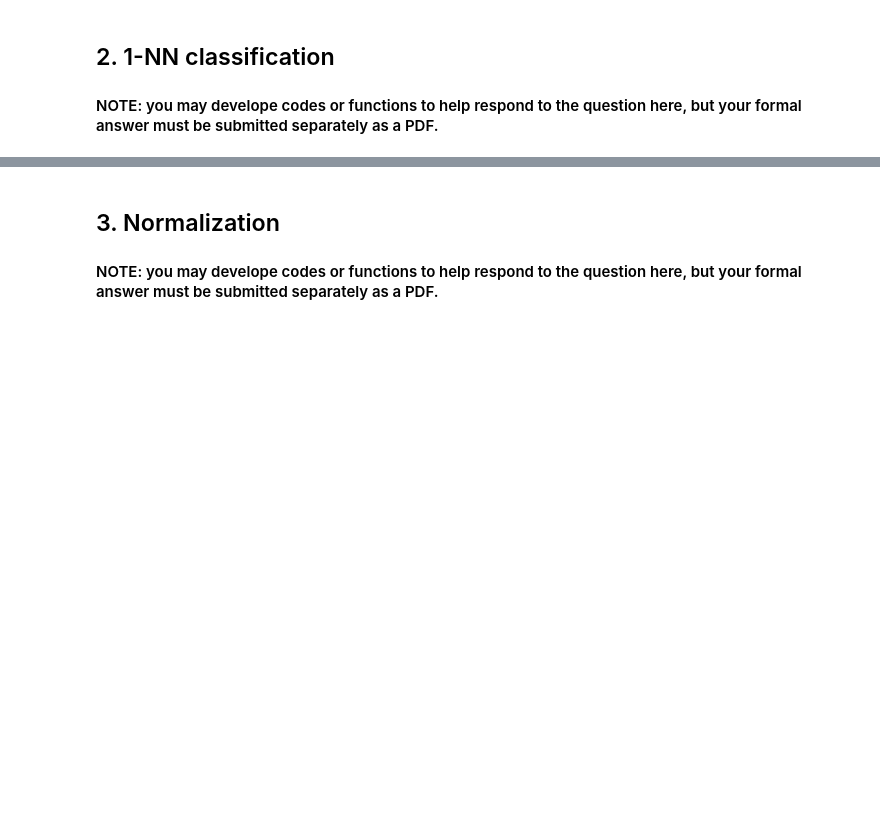
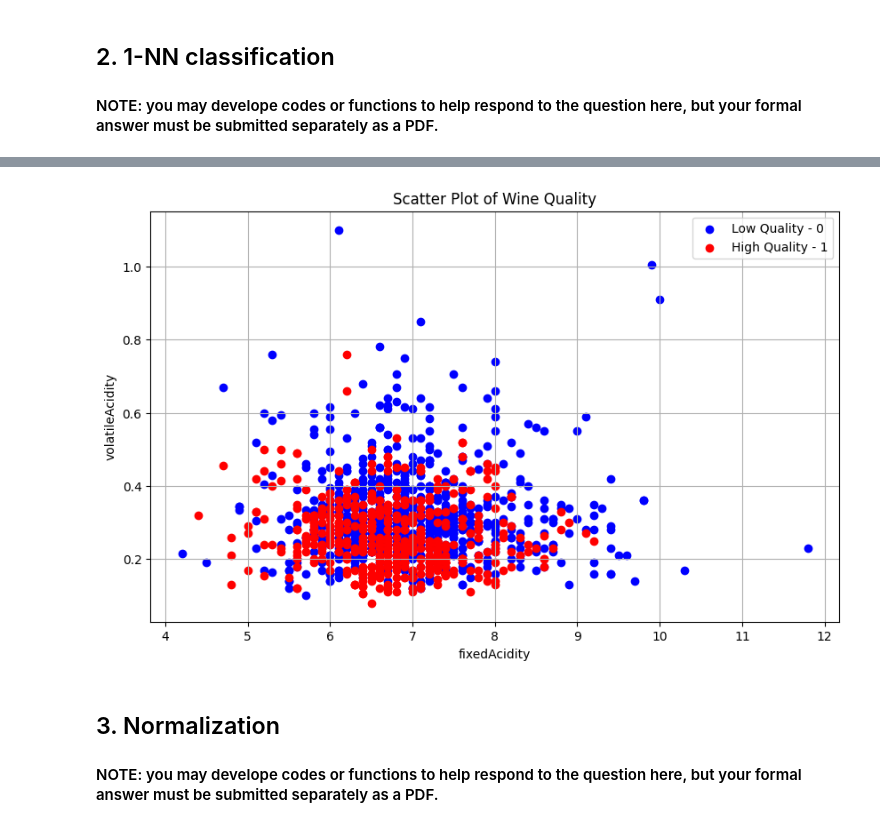
Before and after one commit to JZYNX/ML-assignment-1, a Jupyter notebook: COMP30027_2024_asst1_template.ipynb, the cells around one changed output, grey strips where cells are left out. Saved outputs shown, nothing was run; the diff lists cells and outputs as text; code cells hidden in the pictures; blank space fills up the shorter version.

```diff
--- a/COMP30027_2024_asst1_template.ipynb
+++ b/COMP30027_2024_asst1_template.ipynb
@@ -187,3 +188,35 @@ print(f"\nOverall Accuracy: {accuracy}%")
+# %%
+# 2D scatter plot of the 2 attributes above
+attribute1 = 'fixedAcidity'
+attribute2 = 'volatileAcidity'
+attribute3 = 'citricAcid'
+attribute4 = 'residualSugar'
+attribute5 = 'chlorides'
+attribute6 = 'freeSulfurDioxide'
+attribute7 = 'totalSulfurDioxide'
+attribute8 = 'density'
+attribute9 = 'pH'
+attribute10 = 'sulphates'
+attribute11 = 'alcohol'
+
+# Plotting
+plt.figure(figsize=(10, 6))
+plt.scatter(train_df[train_df['quality'] == 0][attribute1], train_df[train_df['quality'] == 0][attribute2], c='blue', label='Low Quality - 0')
+plt.scatter(train_df[train_df['quality'] == 1][attribute1], train_df[train_df['quality'] == 1][attribute2], c='red', label='High Quality - 1')
+
+# Add labels and title
+plt.xlabel(attribute1)
+plt.ylabel(attribute2)
+plt.title('Scatter Plot of Wine Quality')
+
+# Add legend
+plt.legend()
+
+# Show plot
+plt.grid(True)
+plt.show()
+# %% [output]
+[figure, added]
 # %% [markdown]
 ## 3. Normalization
 
```
Also changed, not shown: parts of 8 cells of this notebook.
